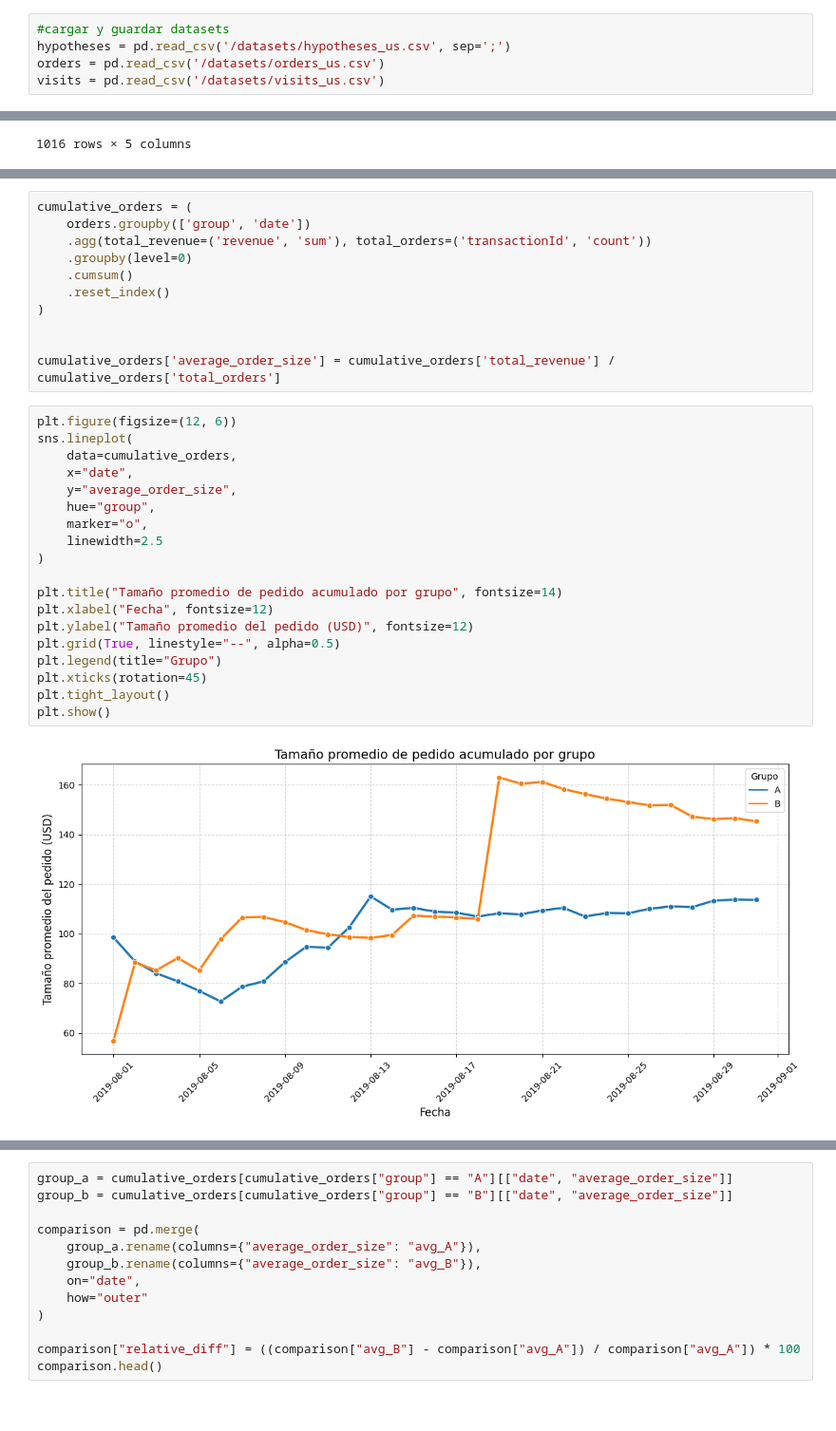
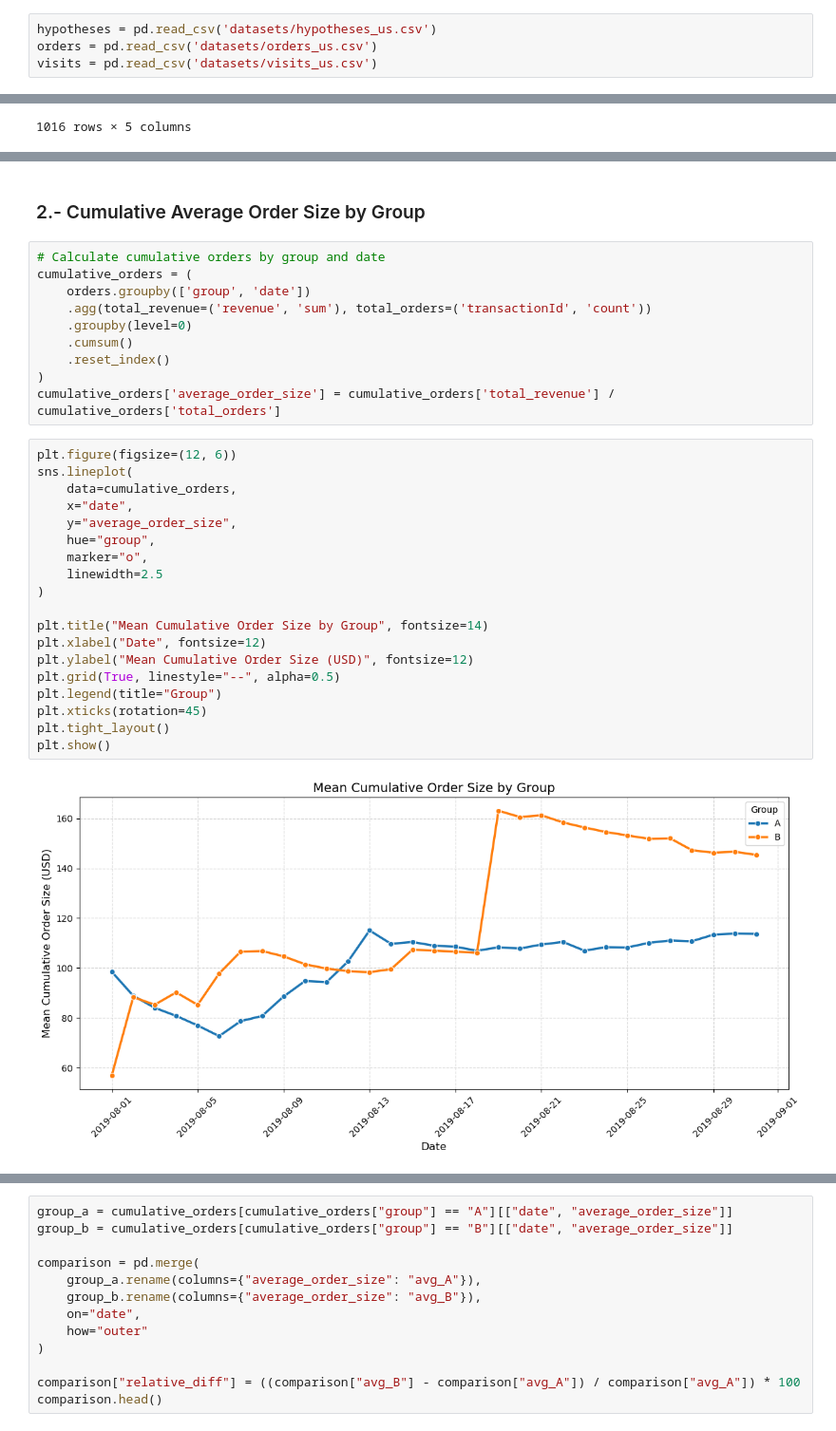
Before and after one commit to reytaquito/ecommerce-AB-test-analysis, a Jupyter notebook: notebook.ipynb, the cells around one changed output, grey strips where cells are left out. Shown at 95% size. Drawn from its saved outputs; the diff is of its cells as text.

```diff
--- a/notebook.ipynb
+++ b/notebook.ipynb
@@ -11,7 +76,6 @@ from datetime import timedelta
 from scipy.stats import mannwhitneyu
 from statsmodels.stats.proportion import proportions_ztest
 # %%
-#cargar y guardar datasets
-hypotheses = pd.read_csv('/datasets/hypotheses_us.csv', sep=';')
-orders = pd.read_csv('/datasets/orders_us.csv')
-visits = pd.read_csv('/datasets/visits_us.csv')
+hypotheses = pd.read_csv('datasets/hypotheses_us.csv')
+orders = pd.read_csv('datasets/orders_us.csv')
+visits = pd.read_csv('datasets/visits_us.csv')
@@ -262,4 +324,7 @@ plt.show()
+# %% [markdown]
+### 2.- Cumulative Average Order Size by Group
 # %%
+# Calculate cumulative orders by group and date
 cumulative_orders = (
     orders.groupby(['group', 'date'])
     .agg(total_revenue=('revenue', 'sum'), total_orders=('transactionId', 'count'))
@@ -267,27 +332,25 @@ cumulative_orders = (
     .cumsum()
     .reset_index()
 )
-
-
 cumulative_orders['average_order_size'] = cumulative_orders['total_revenue'] / cumulative_orders['total_orders']
 # %%
 plt.figure(figsize=(12, 6))
 sns.lineplot(
     data=cumulative_orders,
     x="date",
     y="average_order_size",
     hue="group",
     marker="o",
     linewidth=2.5
 )
 
-plt.title("Tamaño promedio de pedido acumulado por grupo", fontsize=14)
-plt.xlabel("Fecha", fontsize=12)
-plt.ylabel("Tamaño promedio del pedido (USD)", fontsize=12)
+plt.title("Mean Cumulative Order Size by Group", fontsize=14)
+plt.xlabel("Date", fontsize=12)
+plt.ylabel("Mean Cumulative Order Size (USD)", fontsize=12)
 plt.grid(True, linestyle="--", alpha=0.5)
-plt.legend(title="Grupo")
+plt.legend(title="Group")
 plt.xticks(rotation=45)
 plt.tight_layout()
 plt.show()
 # %% [output]
-[figure, old version]
+[figure, new version]
```
Also changed, not shown: parts of 86 cells of this notebook.
